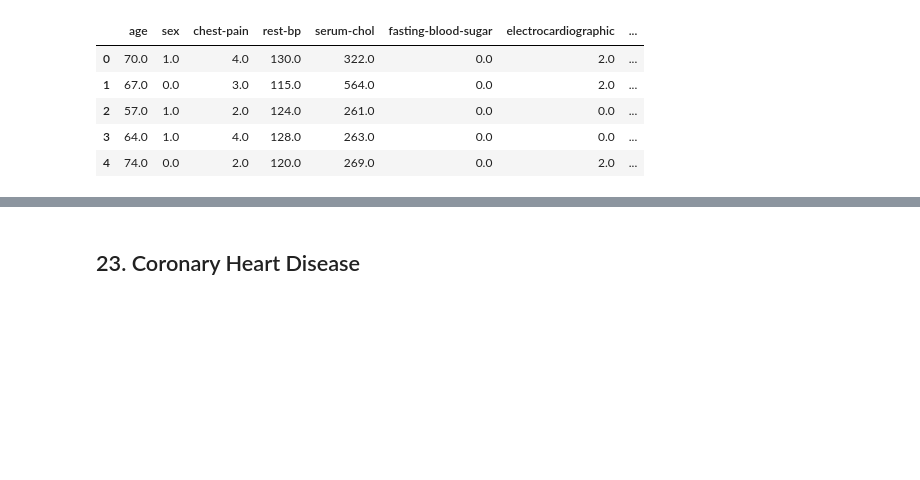
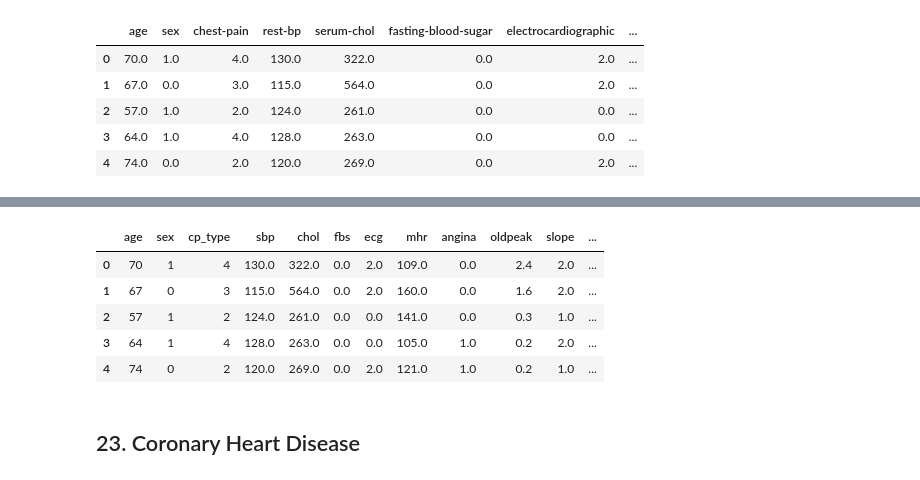
Before and after one commit to PATRECOG-RaoTamMakKwaPeudSSR/multidataset-health, a Jupyter notebook: main.ipynb, the cells around one changed output, grey strips where cells are left out. Saved outputs shown, nothing was run; the diff lists cells and outputs as text; code cells hidden in the pictures; blank space fills up the shorter version.

Commit message:
feat: rename statlog and heart columns

```diff
--- a/main.ipynb
+++ b/main.ipynb
@@ -7,7 +7,7 @@ import pandas as pd
 # %% [markdown]
 ## 22. Statlog Heart Disease
 # %%
-df_statlog = pd.read_csv('data/22-statlog.csv')
+df_statlog: pd.DataFrame = pd.read_csv('data/22-statlog.csv')
 df_statlog.head()
 # %% [output]
 |  | age | sex | chest-pain | rest-bp | serum-chol | fasting-blood-sugar | electrocardiographic | ... |
@@ -19,3 +39,44 @@ df_statlog.head()
+# %%
+
+def preprocess_statlog(df: pd.DataFrame) -> pd.DataFrame:
+    df_new = df.copy()
+
+    # Rename columns
+    df_new.rename(columns={
+        "chest-pain": "cp_type",
+        "rest-bp": "sbp",
+        "serum-chol": "chol",
+        "fasting-blood-sugar": "fbs",
+        "electrocardiographic": "ecg",
+        'max-heart-rate': 'mhr',
+        "major-vessels": "mv",
+        "heart-disease": "target"
+    }, inplace=True)
+
+    # Change thal values: 3 -> 0 (normal), 6 -> 1 (fixed), 7 -> 2 (reversible)
+    df_new['thal'] = df_new['thal'].map({3: 0, 6: 1, 7: 2})
+
+    # Change target values: 1 -> 0 (absent), 2 -> 1 (present)
+    df_new['target'] = df_new['target'].map({1: 0, 2: 1})
+
+    # Change datatypes
+    df_new = df_new.astype({
+        'age': 'int64',
+        'sex': 'int64',
+        'cp_type': 'int64',
+    })
+
+    return df_new
+# %%
+df_preprocessed_statlog = preprocess_statlog(df_statlog)
+df_preprocessed_statlog.head()
+# %% [output]
+|  | age | sex | cp_type | sbp | chol | fbs | ecg | mhr | angina | oldpeak | slope | ... |
+| 0 | 70 | 1 | 4 | 130.0 | 322.0 | 0.0 | 2.0 | 109.0 | 0.0 | 2.4 | 2.0 | ... |
+| 1 | 67 | 0 | 3 | 115.0 | 564.0 | 0.0 | 2.0 | 160.0 | 0.0 | 1.6 | 2.0 | ... |
+| 2 | 57 | 1 | 2 | 124.0 | 261.0 | 0.0 | 0.0 | 141.0 | 0.0 | 0.3 | 1.0 | ... |
+| 3 | 64 | 1 | 4 | 128.0 | 263.0 | 0.0 | 0.0 | 105.0 | 1.0 | 0.2 | 2.0 | ... |
+| 4 | 74 | 0 | 2 | 120.0 | 269.0 | 0.0 | 2.0 | 121.0 | 1.0 | 0.2 | 1.0 | ... |
 # %% [markdown]
 ## 23. Coronary Heart Disease
 # %%
```
Also changed, not shown: parts of 4 cells of this notebook.
